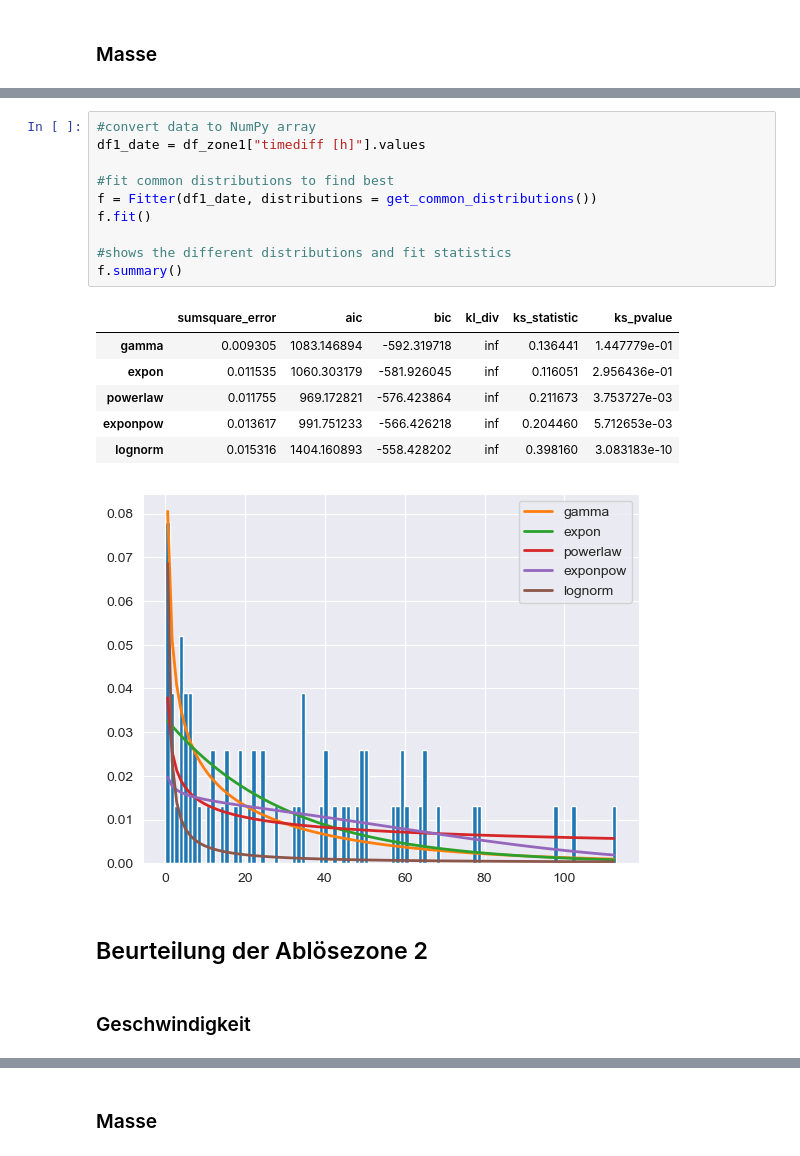
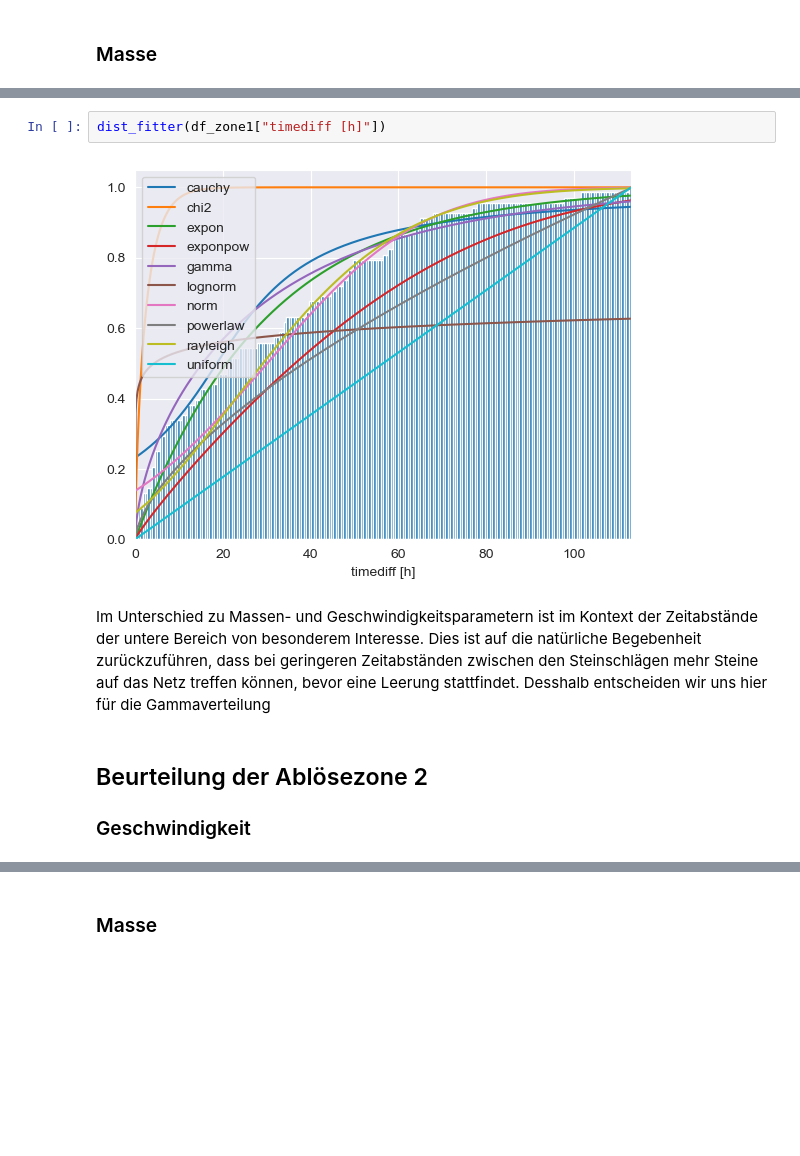
Before and after one commit to ChristianHeeb/cwm1_challenge, a Jupyter notebook: 01_notebook/notebook.ipynb, the cells around one changed output, grey strips where cells are left out. Saved outputs shown, nothing was run; the diff lists cells and outputs as text; blank space fills up the shorter version.

```diff
--- a/01_notebook/notebook.ipynb
+++ b/01_notebook/notebook.ipynb
@@ -773,22 +771,11 @@ f.summary()
-# %%
-#convert data to NumPy array
-df1_date = df_zone1["timediff [h]"].values
-
-#fit common distributions to find best
-f = Fitter(df1_date, distributions = get_common_distributions())
-f.fit()
-
-#shows the different distributions and fit statistics
-f.summary()
-# %% [output]
-|  | sumsquare_error | aic | bic | kl_div | ks_statistic | ks_pvalue |
-| gamma | 0.009305 | 1083.146894 | -592.319718 | inf | 0.136441 | 1.447779e-01 |
-| expon | 0.011535 | 1060.303179 | -581.926045 | inf | 0.116051 | 2.956436e-01 |
-| powerlaw | 0.011755 | 969.172821 | -576.423864 | inf | 0.211673 | 3.753727e-03 |
-| exponpow | 0.013617 | 991.751233 | -566.426218 | inf | 0.204460 | 5.712653e-03 |
-| lognorm | 0.015316 | 1404.160893 | -558.428202 | inf | 0.398160 | 3.083183e-10 |
-[figure, removed]
+# %%
+dist_fitter(df_zone1["timediff [h]"])
+# %% [output]
+[figure, added]
+# %% [markdown]
+Im Unterschied zu Massen- und Geschwindigkeitsparametern ist im Kontext der Zeitabstände der untere Bereich von besonderem Interesse. Dies ist auf die natürliche Begebenheit zurückzuführen, dass bei geringeren Zeitabständen zwischen den Steinschlägen mehr Steine auf das Netz treffen können, bevor eine Leerung stattfindet.
+Desshalb entscheiden wir uns hier für die Gammaverteilung
 # %% [markdown]
 ## Beurteilung der Ablösezone 2
+
+### Geschwindigkeit
-# %% [markdown]
-### Geschwindigkeit
```
Also changed, not shown: parts of 20 cells of this notebook.
